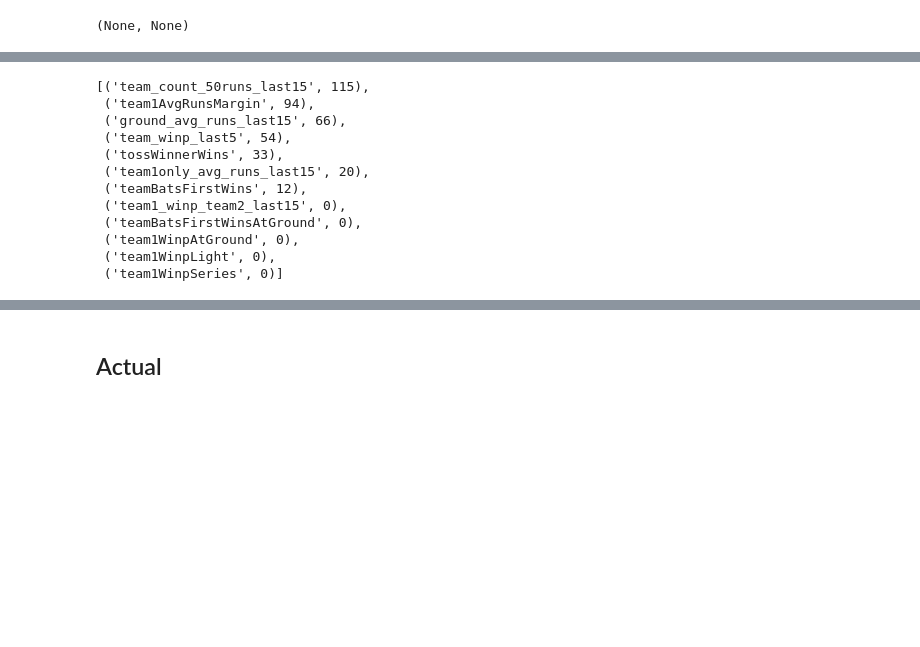
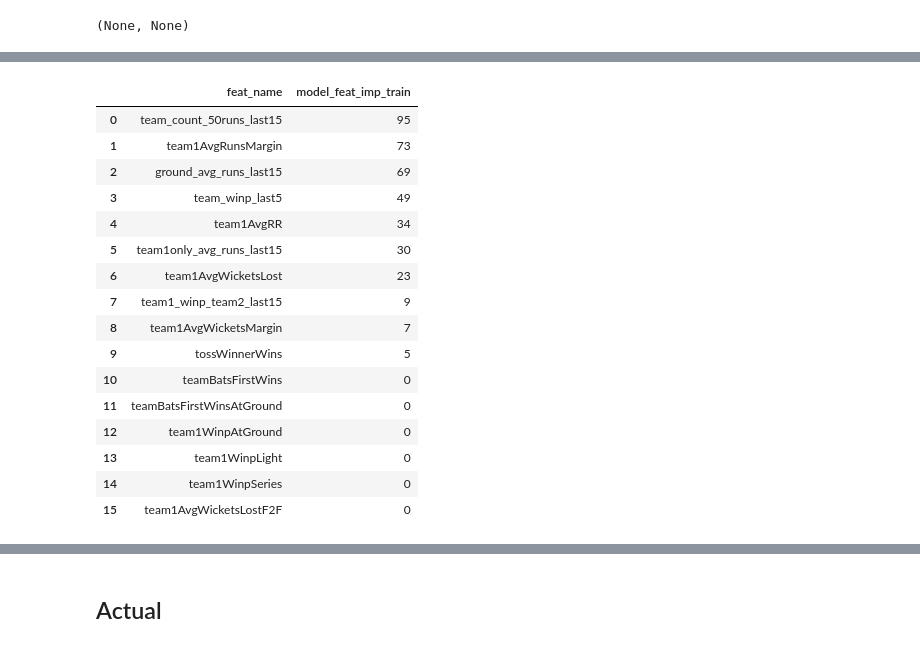
Before and after one commit to waitasecant/AmEx-Campus-Super-Bowl, a Jupyter notebook: main.ipynb, the cells around one changed output, grey strips where cells are left out. Drawn from its saved outputs; the diff is of its cells as text; code cells hidden in the pictures; blank space fills up the shorter version.

```diff
--- a/main.ipynb
+++ b/main.ipynb
@@ -143,7 +145,7 @@ def tossWinnerWins(team1_id, team2_id, date):
     2. team2_id: ID of team2
     3: date: match date of the current game for which the feature is to be calculated.
     '''
-    match_data['DtossWinnerWins'] = np.where(match_data['toss_winner'] == match_data['winner'], 1, 0)
+    match_data['DtossWinnerWins'] = np.where(match_data['toss_winner_id'] == match_data['winner_id'], 1, 0)
     df_rel = match_data[(match_data['match_dt']<date)&\
                         (((match_data['team1_id']==team1_id)&(match_data['team2_id']==team2_id))|\
                          ((match_data['team1_id']==team2_id)&(match_data['team2_id']==team1_id)))]\
@@ -151,7 +153,7 @@ def tossWinnerWins(team1_id, team2_id, date):
 
     res = df_rel['DtossWinnerWins'].values
     if len(res)==0:
-        return 0
+        return 0.5
     else:
         return round(np.mean(df_rel['DtossWinnerWins'].values),2)
 
@@ -176,7 +178,7 @@ def teamBatsFirstWins(team1_id, team2_id, date):
 
     res = df_rel['DteamBatsFirstWins'].values
     if len(res)==0:
-        return 0
+        return 0.5
     else:
         return round(np.mean(df_rel['DteamBatsFirstWins'].values),2)
 
@@ -199,7 +201,7 @@ def teamBatsFirstWinsAtGround(team1_id, team2_id, date, ground):
 
     res = df_rel['DteamBatsFirstWins'].values
     if len(res)==0:
-        return 0
+        return 0.5
     else:
         return round(np.mean(df_rel['DteamBatsFirstWins'].values),2)
 # %%
@@ -426,15 +533,15 @@ clf_cat.best_estimator_.get_feature_importance(prettified=True)
 # %%
-# GB
-clf_gb = GradientBoostingClassifier(random_state=0)
-param_gb = {'learning_rate':[0.01, 0.05, 0.1, 0.2],
-            'max_depth':[3,5,7,9],
-            'n_estimators':[50,100,200,500],
-            'subsample':[0.05, 0.1, 0.2, 0.5],
-            'min_samples_split':[2,5,10,15]}
+# # GB
+# clf_gb = GradientBoostingClassifier(random_state=0)
+# param_gb = {'learning_rate':[0.01, 0.05, 0.1, 0.2],
+#             'max_depth':[3,5,7,9],
+#             'n_estimators':[50,100,200,500],
+#             'subsample':[0.05, 0.1, 0.2, 0.5],
+#             'min_samples_split':[2,5,10,15]}
 
-clf_gb = GridSearchCV(clf_gb, param_gb, cv=5, n_jobs=-1)
-clf_gb.fit(X_train, y_train)
-print(f"Best parameters are: {clf_gb.best_params_}")
-y_pred = clf_gb.predict(X_test)
-acc = np.mean(y_pred == y_test)
-print(f'Accuracy: {acc}')
+# clf_gb = GridSearchCV(clf_gb, param_gb, cv=5, n_jobs=-1)
+# clf_gb.fit(X_train, y_train)
+# print(f"Best parameters are: {clf_gb.best_params_}")
+# y_pred = clf_gb.predict(X_test)
+# acc = np.mean(y_pred == y_test)
+# print(f'Accuracy: {acc}')
@@ -478,19 +569,25 @@ Accuracy: 0.579136690647482
 # %%
 feature_importances = clf_lgb.best_estimator_.feature_importances_
 a = list(zip(cols, feature_importances))
 a.sort(key=lambda x: x[1], reverse=True)
-a
+feature_importance = pd.DataFrame(a, columns=['feat_name', 'model_feat_imp_train'])
+feature_importance
 # %% [output]
-[('team_count_50runs_last15', 115),
- ('team1AvgRunsMargin', 94),
- ('ground_avg_runs_last15', 66),
- ('team_winp_last5', 54),
- ('tossWinnerWins', 33),
- ('team1only_avg_runs_last15', 20),
- ('teamBatsFirstWins', 12),
- ('team1_winp_team2_last15', 0),
- ('teamBatsFirstWinsAtGround', 0),
- ('team1WinpAtGround', 0),
- ('team1WinpLight', 0),
- ('team1WinpSeries', 0)]
+|  | feat_name | model_feat_imp_train |
+| 0 | team_count_50runs_last15 | 95 |
+| 1 | team1AvgRunsMargin | 73 |
+| 2 | ground_avg_runs_last15 | 69 |
+| 3 | team_winp_last5 | 49 |
+| 4 | team1AvgRR | 34 |
+| 5 | team1only_avg_runs_last15 | 30 |
+| 6 | team1AvgWicketsLost | 23 |
+| 7 | team1_winp_team2_last15 | 9 |
+| 8 | team1AvgWicketsMargin | 7 |
+| 9 | tossWinnerWins | 5 |
+| 10 | teamBatsFirstWins | 0 |
+| 11 | teamBatsFirstWinsAtGround | 0 |
+| 12 | team1WinpAtGround | 0 |
+| 13 | team1WinpLight | 0 |
+| 14 | team1WinpSeries | 0 |
+| 15 | team1AvgWicketsLostF2F | 0 |
 # %%
```
Also changed, not shown: parts of 15 cells of this notebook, 2 other files.
